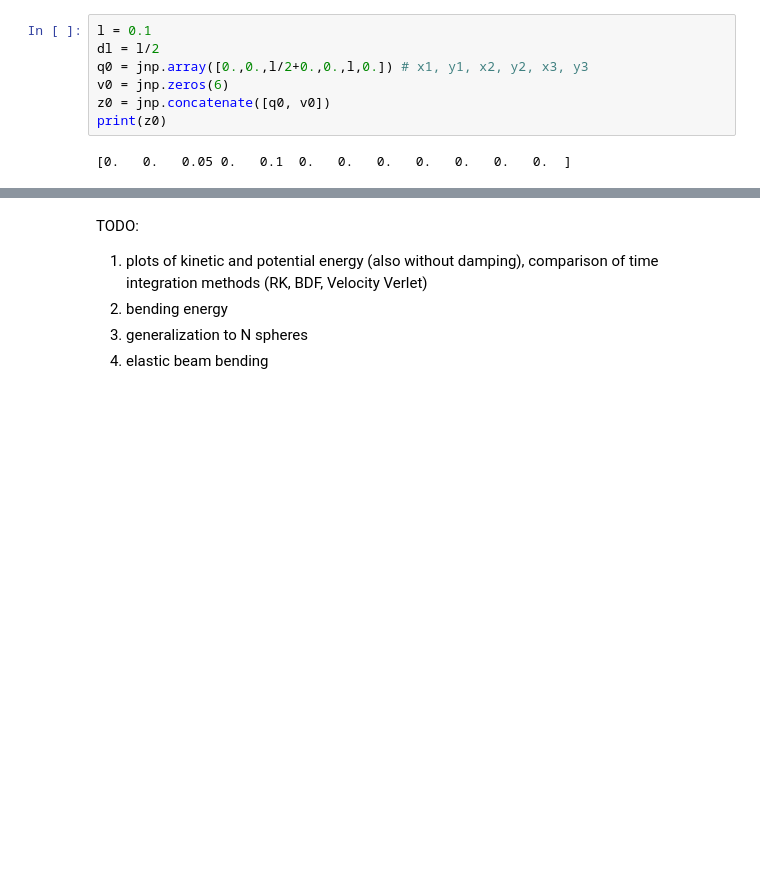
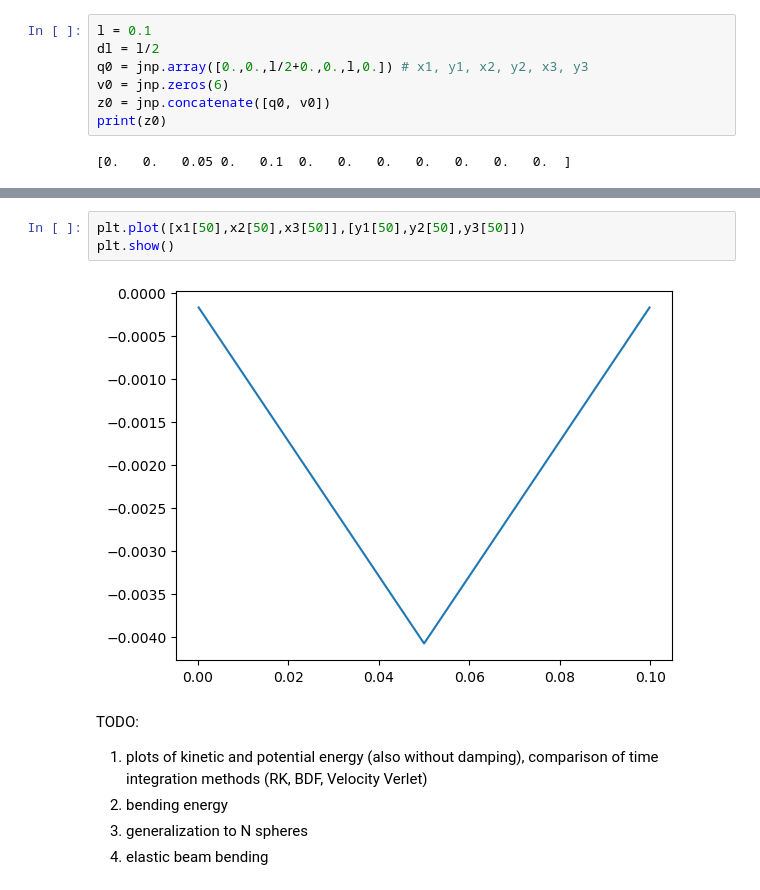
Before and after one commit to alucantonio/data_enhanced_simulation, a Jupyter notebook: MDOFsimulator.ipynb, the cells around one changed output, grey strips where cells are left out. Drawn from its saved outputs; the diff is of its cells as text; blank space fills up the shorter version.

```diff
--- a/MDOFsimulator.ipynb
+++ b/MDOFsimulator.ipynb
@@ -141,3 +156,8 @@ plt.show()
+# %%
+plt.plot([x1[50],x2[50],x3[50]],[y1[50],y2[50],y3[50]])
+plt.show()
+# %% [output]
+[figure, added]
 # %% [markdown]
 TODO:
 1. plots of kinetic and potential energy (also without damping), comparison of time
```
Also changed, not shown: parts of 8 cells of this notebook.
